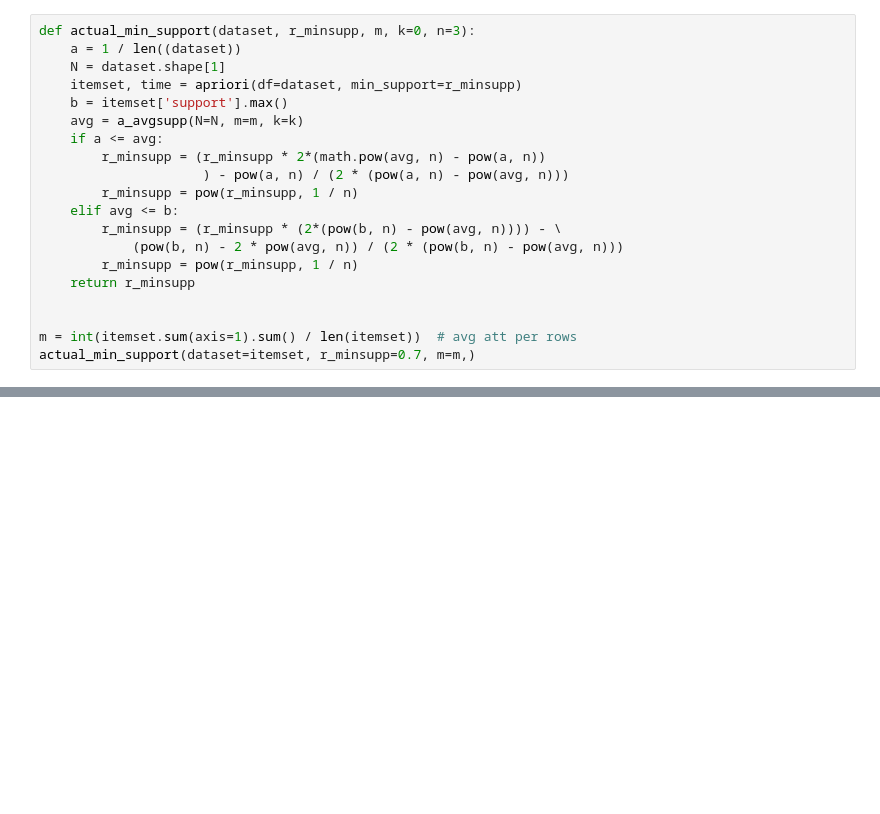
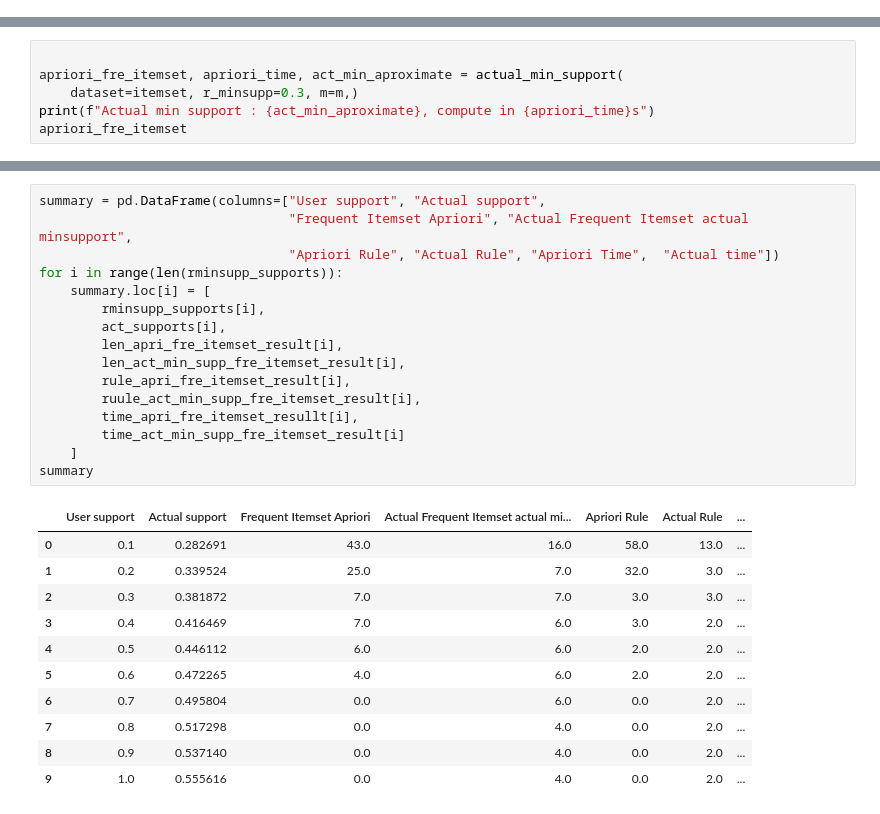
Before and after one commit to khysokhornrupp/RUPP-Apriori-, a Jupyter notebook: sampling/inst_selection_central_limit.ipynb, the cells around one changed output, grey strips where cells are left out. Cells and saved outputs as stored; diff of their text form; blank space fills up the shorter version.

Commit message:
add summary act and r min

```diff
--- a/sampling/inst_selection_central_limit.ipynb
+++ b/sampling/inst_selection_central_limit.ipynb
@@ -334,20 +294,0 @@ def aproximate_minsupport(r_min, min_supp, max_min, n=1):
-# %%
-def actual_min_support(dataset, r_minsupp, m, k=0, n=3):
-    a = 1 / len((dataset))
-    N = dataset.shape[1]
-    itemset, time = apriori(df=dataset, min_support=r_minsupp)
-    b = itemset['support'].max()
-    avg = a_avgsupp(N=N, m=m, k=k)
-    if a <= avg:
-        r_minsupp = (r_minsupp * 2*(math.pow(avg, n) - pow(a, n))
-                     ) - pow(a, n) / (2 * (pow(a, n) - pow(avg, n)))
-        r_minsupp = pow(r_minsupp, 1 / n)
-    elif avg <= b:
-        r_minsupp = (r_minsupp * (2*(pow(b, n) - pow(avg, n)))) - \
-            (pow(b, n) - 2 * pow(avg, n)) / (2 * (pow(b, n) - pow(avg, n)))
-        r_minsupp = pow(r_minsupp, 1 / n)
-    return r_minsupp
-
-
-m = int(itemset.sum(axis=1).sum() / len(itemset))  # avg att per rows
-actual_min_support(dataset=itemset, r_minsupp=0.7, m=m,)
@@ -355,0 +295,6 @@ actual_min_support(dataset=itemset, r_minsupp=0.7, m=m,)
+# %%
+
+apriori_fre_itemset, apriori_time, act_min_aproximate = actual_min_support(
+    dataset=itemset, r_minsupp=0.3, m=m,)
+print(f"Actual min support : {act_min_aproximate}, compute in {apriori_time}s")
+apriori_fre_itemset
@@ -355,0 +460,28 @@ actual_min_support(dataset=itemset, r_minsupp=0.7, m=m,)
+# %%
+summary = pd.DataFrame(columns=["User support", "Actual support",
+                                "Frequent Itemset Apriori", "Actual Frequent Itemset actual minsupport",
+                                "Apriori Rule", "Actual Rule", "Apriori Time",  "Actual time"])
+for i in range(len(rminsupp_supports)):
+    summary.loc[i] = [
+        rminsupp_supports[i],
+        act_supports[i],
+        len_apri_fre_itemset_result[i],
+        len_act_min_supp_fre_itemset_result[i],
+        rule_apri_fre_itemset_result[i],
+        ruule_act_min_supp_fre_itemset_result[i],
+        time_apri_fre_itemset_resullt[i],
+        time_act_min_supp_fre_itemset_result[i]
+    ]
+summary
+# %% [output]
+|  | User support | Actual support | Frequent Itemset Apriori | Actual Frequent Itemset actual mi... | Apriori Rule | Actual Rule | ... |
+| 0 | 0.1 | 0.282691 | 43.0 | 16.0 | 58.0 | 13.0 | ... |
+| 1 | 0.2 | 0.339524 | 25.0 | 7.0 | 32.0 | 3.0 | ... |
+| 2 | 0.3 | 0.381872 | 7.0 | 7.0 | 3.0 | 3.0 | ... |
+| 3 | 0.4 | 0.416469 | 7.0 | 6.0 | 3.0 | 2.0 | ... |
+| 4 | 0.5 | 0.446112 | 6.0 | 6.0 | 2.0 | 2.0 | ... |
+| 5 | 0.6 | 0.472265 | 4.0 | 6.0 | 2.0 | 2.0 | ... |
+| 6 | 0.7 | 0.495804 | 0.0 | 6.0 | 0.0 | 2.0 | ... |
+| 7 | 0.8 | 0.517298 | 0.0 | 4.0 | 0.0 | 2.0 | ... |
+| 8 | 0.9 | 0.537140 | 0.0 | 4.0 | 0.0 | 2.0 | ... |
+| 9 | 1.0 | 0.555616 | 0.0 | 4.0 | 0.0 | 2.0 | ... |
```
Also changed, not shown: parts of 42 cells of this notebook, 2 other files.
